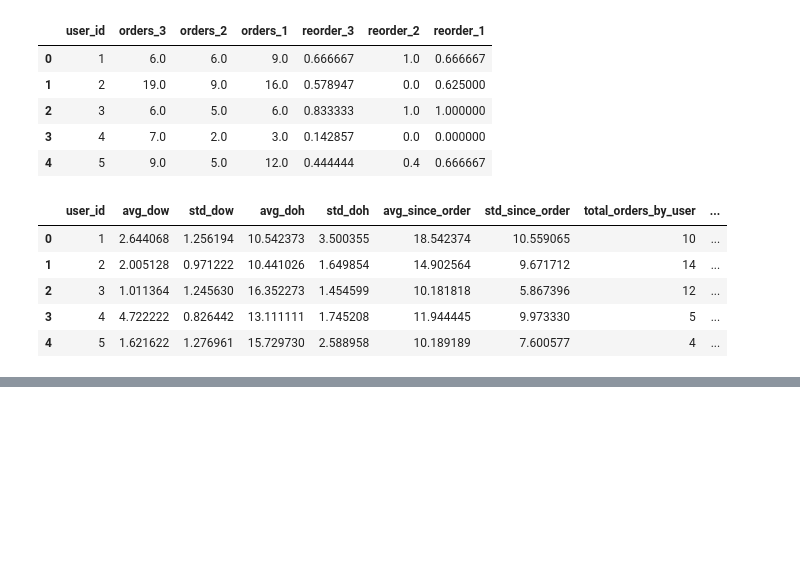
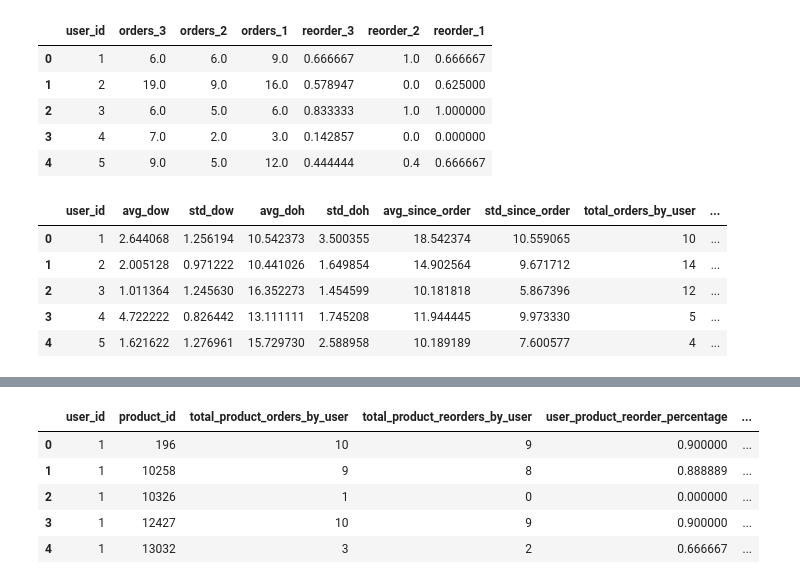
Before and after one commit to japoeder/Basket-Analysis, a Jupyter notebook: 4) Feature Engineering.ipynb, the cells around one changed output, grey strips where cells are left out. Saved outputs shown, nothing was run; the diff lists cells and outputs as text; code cells hidden in the pictures; blank space fills up the shorter version.

```diff
--- a/4) Feature Engineering.ipynb
+++ b/4) Feature Engineering.ipynb
@@ -213,0 +221,19 @@ cust_feats.head()
+# %%
+cust_product_feats = prior_df.groupby(['user_id', 'product_id']).agg(
+    total_product_orders_by_user=('reordered', 'count'),
+    total_product_reorders_by_user=('reordered', 'sum'),
+    user_product_reorder_percentage=('reordered', 'mean'),
+    avg_add_to_cart_by_user=('add_to_cart_order', 'mean'),
+    avg_days_since_last_bought=('days_since_prior_order', 'mean'),
+    last_ordered_in=('order_number', 'max')
+)
+# %%
+cust_product_feats.reset_index(inplace = True)
+cust_product_feats.head()
+# %% [output]
+|  | user_id | product_id | total_product_orders_by_user | total_product_reorders_by_user | user_product_reorder_percentage | ... |
+| 0 | 1 | 196 | 10 | 9 | 0.900000 | ... |
+| 1 | 1 | 10258 | 9 | 8 | 0.888889 | ... |
+| 2 | 1 | 10326 | 1 | 0 | 0.000000 | ... |
+| 3 | 1 | 12427 | 10 | 9 | 0.900000 | ... |
+| 4 | 1 | 13032 | 3 | 2 | 0.666667 | ... |
```
Also changed, not shown: parts of 8 cells of this notebook.
